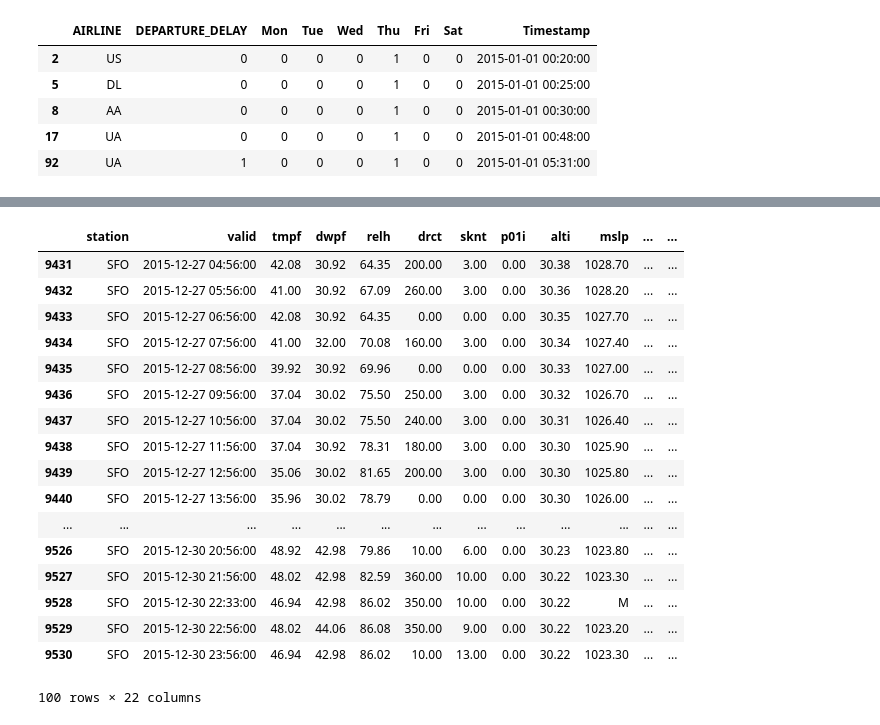
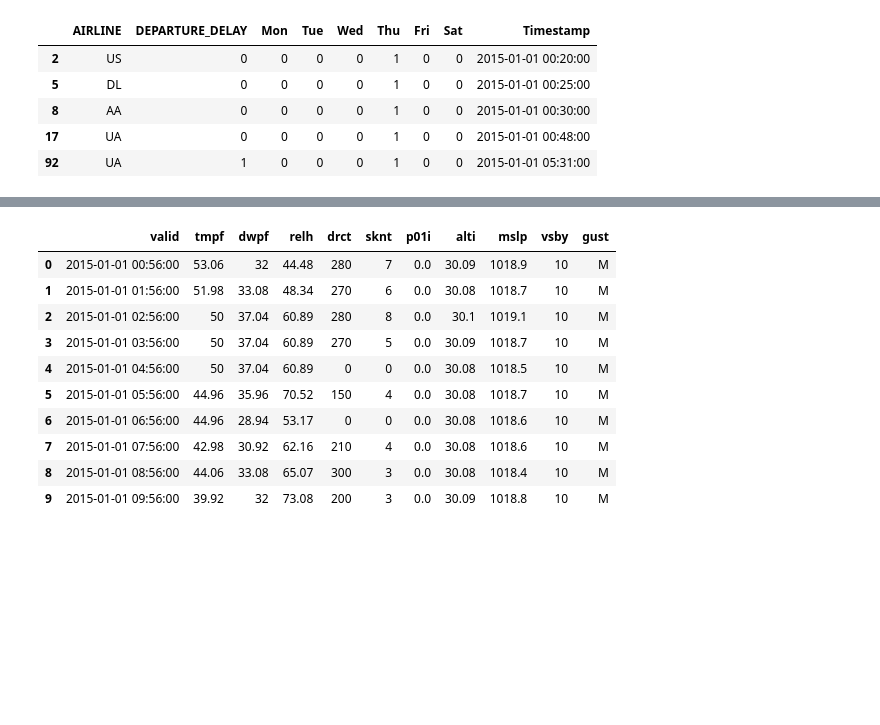
Before and after one commit to MrMrEcho/Flight_Delay_Prediction_with_Weather, a Jupyter notebook: Flight_Delay.ipynb, the cells around one changed output, grey strips where cells are left out. Cells and saved outputs as stored; diff of their text form; code cells hidden in the pictures; blank space fills up the shorter version.

```diff
--- a/Flight_Delay.ipynb
+++ b/Flight_Delay.ipynb
@@ -94,23 +130,15 @@ Name: Timestamp, Length: 148008, dtype: datetime64[ns]
 # %%
 sfo['valid']= pd.to_datetime(sfo['valid'], format='%Y%m%d %H:%M')
+sfo.head(10)
+# %% [output]
+|  | valid | tmpf | dwpf | relh | drct | sknt | p01i | alti | mslp | vsby | gust |
+| 0 | 2015-01-01 00:56:00 | 53.06 | 32 | 44.48 | 280 | 7 | 0.0 | 30.09 | 1018.9 | 10 | M |
+| 1 | 2015-01-01 01:56:00 | 51.98 | 33.08 | 48.34 | 270 | 6 | 0.0 | 30.08 | 1018.7 | 10 | M |
+| 2 | 2015-01-01 02:56:00 | 50 | 37.04 | 60.89 | 280 | 8 | 0.0 | 30.1 | 1019.1 | 10 | M |
+| 3 | 2015-01-01 03:56:00 | 50 | 37.04 | 60.89 | 270 | 5 | 0.0 | 30.09 | 1018.7 | 10 | M |
+| 4 | 2015-01-01 04:56:00 | 50 | 37.04 | 60.89 | 0 | 0 | 0.0 | 30.08 | 1018.5 | 10 | M |
+| 5 | 2015-01-01 05:56:00 | 44.96 | 35.96 | 70.52 | 150 | 4 | 0.0 | 30.08 | 1018.7 | 10 | M |
+| 6 | 2015-01-01 06:56:00 | 44.96 | 28.94 | 53.17 | 0 | 0 | 0.0 | 30.08 | 1018.6 | 10 | M |
+| 7 | 2015-01-01 07:56:00 | 42.98 | 30.92 | 62.16 | 210 | 4 | 0.0 | 30.08 | 1018.6 | 10 | M |
+| 8 | 2015-01-01 08:56:00 | 44.06 | 33.08 | 65.07 | 300 | 3 | 0.0 | 30.08 | 1018.4 | 10 | M |
+| 9 | 2015-01-01 09:56:00 | 39.92 | 32 | 73.08 | 200 | 3 | 0.0 | 30.09 | 1018.8 | 10 | M |
-# %%
-sfo.tail(100)
-# %% [output]
-|  | station | valid | tmpf | dwpf | relh | drct | sknt | p01i | alti | mslp | ... | ... |
-| 9431 | SFO | 2015-12-27 04:56:00 | 42.08 | 30.92 | 64.35 | 200.00 | 3.00 | 0.00 | 30.38 | 1028.70 | ... | ... |
-| 9432 | SFO | 2015-12-27 05:56:00 | 41.00 | 30.92 | 67.09 | 260.00 | 3.00 | 0.00 | 30.36 | 1028.20 | ... | ... |
-| 9433 | SFO | 2015-12-27 06:56:00 | 42.08 | 30.92 | 64.35 | 0.00 | 0.00 | 0.00 | 30.35 | 1027.70 | ... | ... |
-| 9434 | SFO | 2015-12-27 07:56:00 | 41.00 | 32.00 | 70.08 | 160.00 | 3.00 | 0.00 | 30.34 | 1027.40 | ... | ... |
-| 9435 | SFO | 2015-12-27 08:56:00 | 39.92 | 30.92 | 69.96 | 0.00 | 0.00 | 0.00 | 30.33 | 1027.00 | ... | ... |
-| 9436 | SFO | 2015-12-27 09:56:00 | 37.04 | 30.02 | 75.50 | 250.00 | 3.00 | 0.00 | 30.32 | 1026.70 | ... | ... |
-| 9437 | SFO | 2015-12-27 10:56:00 | 37.04 | 30.02 | 75.50 | 240.00 | 3.00 | 0.00 | 30.31 | 1026.40 | ... | ... |
-| 9438 | SFO | 2015-12-27 11:56:00 | 37.04 | 30.92 | 78.31 | 180.00 | 3.00 | 0.00 | 30.30 | 1025.90 | ... | ... |
-| 9439 | SFO | 2015-12-27 12:56:00 | 35.06 | 30.02 | 81.65 | 200.00 | 3.00 | 0.00 | 30.30 | 1025.80 | ... | ... |
-| 9440 | SFO | 2015-12-27 13:56:00 | 35.96 | 30.02 | 78.79 | 0.00 | 0.00 | 0.00 | 30.30 | 1026.00 | ... | ... |
-| ... | ... | ... | ... | ... | ... | ... | ... | ... | ... | ... | ... | ... |
-| 9526 | SFO | 2015-12-30 20:56:00 | 48.92 | 42.98 | 79.86 | 10.00 | 6.00 | 0.00 | 30.23 | 1023.80 | ... | ... |
-| 9527 | SFO | 2015-12-30 21:56:00 | 48.02 | 42.98 | 82.59 | 360.00 | 10.00 | 0.00 | 30.22 | 1023.30 | ... | ... |
-| 9528 | SFO | 2015-12-30 22:33:00 | 46.94 | 42.98 | 86.02 | 350.00 | 10.00 | 0.00 | 30.22 | M | ... | ... |
-| 9529 | SFO | 2015-12-30 22:56:00 | 48.02 | 44.06 | 86.08 | 350.00 | 9.00 | 0.00 | 30.22 | 1023.20 | ... | ... |
-| 9530 | SFO | 2015-12-30 23:56:00 | 46.94 | 42.98 | 86.02 | 10.00 | 13.00 | 0.00 | 30.22 | 1023.30 | ... | ... |
-100 rows × 22 columns
```
Also changed, not shown: parts of 20 cells of this notebook, 1 other file.
